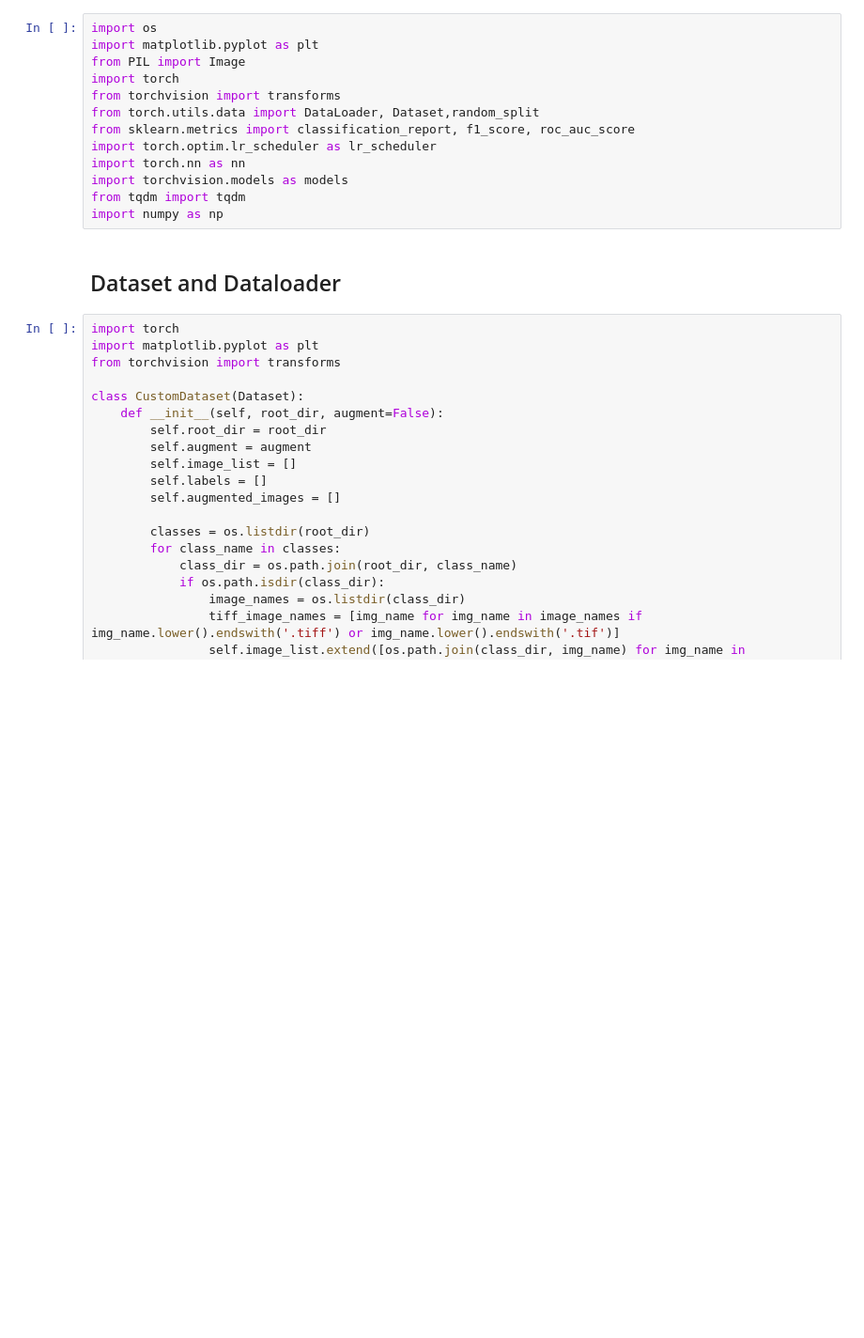
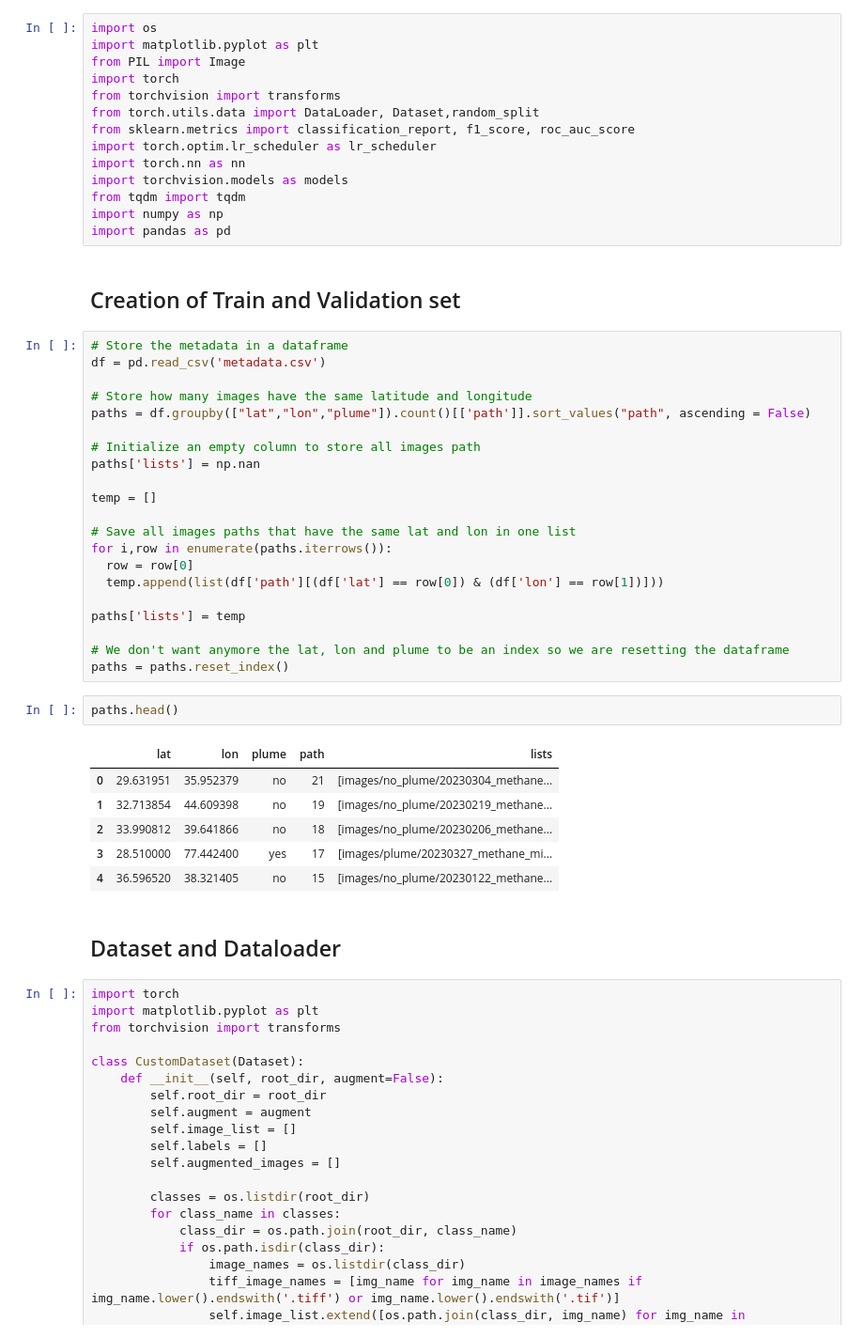
Before and after one commit to karimelhage/methane-leak-detection-in-satellite-imagery, a Jupyter notebook: models/Training.ipynb, the cells around one changed output. Shown at 94% size. Cells and saved outputs as stored; diff of their text form; blank space fills up the shorter version.

Commit message:
created a dataframe to store images paths

```diff
--- a/models/Training.ipynb
+++ b/models/Training.ipynb
@@ -11,6 +11,39 @@ import torch.nn as nn
 import torchvision.models as models
 from tqdm import tqdm
 import numpy as np
+import pandas as pd
+# %% [markdown]
+## Creation of Train and Validation set
+# %%
+# Store the metadata in a dataframe
+df = pd.read_csv('metadata.csv')
+
+# Store how many images have the same latitude and longitude
+paths = df.groupby(["lat","lon","plume"]).count()[['path']].sort_values("path", ascending = False)
+
+# Initialize an empty column to store all images path
+paths['lists'] = np.nan
+
+temp = []
+
+# Save all images paths that have the same lat and lon in one list
+for i,row in enumerate(paths.iterrows()):
+  row = row[0]
+  temp.append(list(df['path'][(df['lat'] == row[0]) & (df['lon'] == row[1])]))
+
+paths['lists'] = temp
+
+# We don't want anymore the lat, lon and plume to be an index so we are resetting the dataframe
+paths = paths.reset_index()
+# %%
+paths.head()
+# %% [output]
+|  | lat | lon | plume | path | lists |
+| 0 | 29.631951 | 35.952379 | no | 21 | [images/no_plume/20230304_methane... |
+| 1 | 32.713854 | 44.609398 | no | 19 | [images/no_plume/20230219_methane... |
+| 2 | 33.990812 | 39.641866 | no | 18 | [images/no_plume/20230206_methane... |
+| 3 | 28.510000 | 77.442400 | yes | 17 | [images/plume/20230327_methane_mi... |
+| 4 | 36.596520 | 38.321405 | no | 15 | [images/no_plume/20230122_methane... |
 # %% [markdown]
 ## Dataset and Dataloader
 # %%
```
